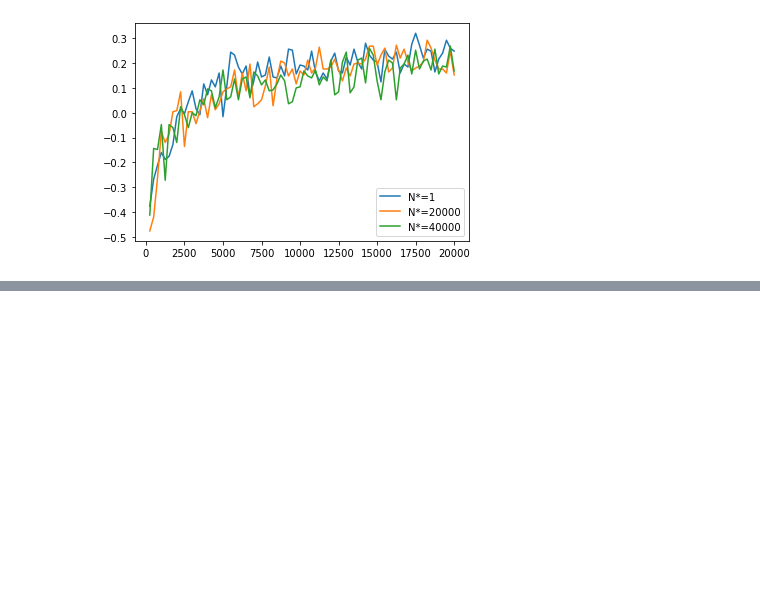
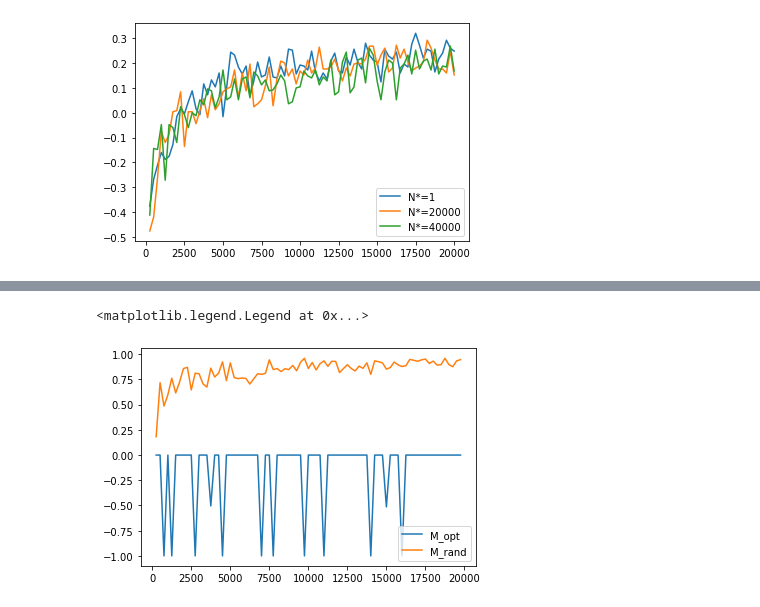
Before and after one commit to giuliamesc/tic_tac_toe, a Jupyter notebook: main.ipynb, the cells around one changed output, grey strips where cells are left out. Drawn from its saved outputs; the diff is of its cells as text; code cells hidden in the pictures; blank space fills up the shorter version.

```diff
--- a/main.ipynb
+++ b/main.ipynb
@@ -204,4 +225,5 @@ for epsilon in eps_vector:
 # %%
+# Question 2
 np.random.seed(2022)
 e_min = 0.1
 e_max = 0.8
@@ -210,7 +232,7 @@ epsilon = []
 N = 20000
 N_star_vec = [1,20000,40000]
 for N_star in N_star_vec :
-    for i in range(N):
+    for i in np.arange(1,N+1):
         epsilon.append(max(e_min,e_max*(1-i/N_star)))
     game = QLearning(0,0.5)
     game.play_n_games(N,epsilon)
@@ -220,0 +255,18 @@ game.plot_N_star_reward(N_star_vec,N,rew_N_star)
+# %%
+## Question 4
+np.random.seed(2022)
+epsilon = []
+e_min = 0.1
+e_max = 0.8
+n_tot_train = 20000
+N_star = 1 # DA TROVARE
+for i in np.arange(1,n_tot_train+1):
+    epsilon.append(max(e_min,e_max*(1-i/N_star)))
+game = QLearning(0, 0.5)
+M_opt_vec, M_rand_vec = game.play_train_test(epsilon, n_train = 250, n_tot_train = 20000, n_test = 500)
+plt.plot(np.arange(1,len(M_opt_vec)+1)*250, M_opt_vec, label = 'M_opt')
+plt.plot(np.arange(1,len(M_rand_vec)+1)*250, M_rand_vec, label = 'M_rand')
+plt.legend()
+# %% [output]
+<matplotlib.legend.Legend at 0x...>
+[figure, added]
```
Also changed, not shown: parts of 5 cells of this notebook, 8 other files.
